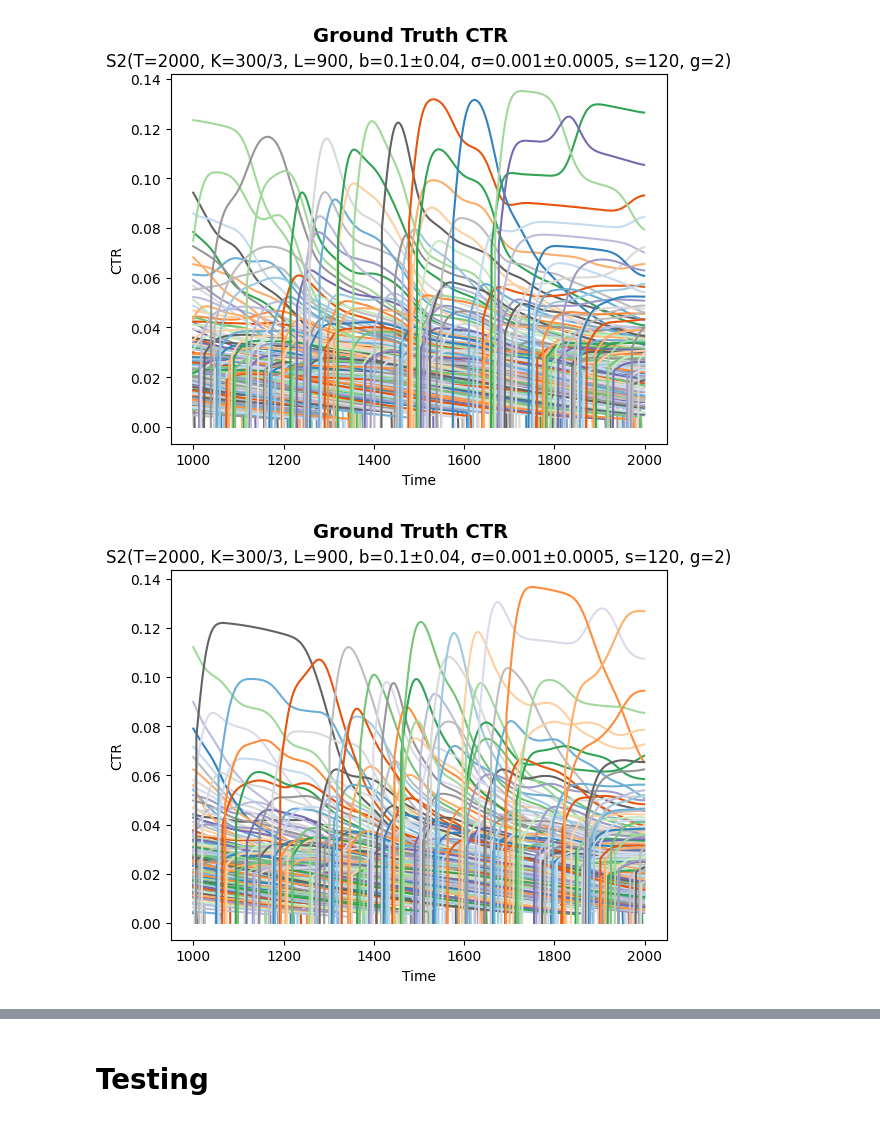
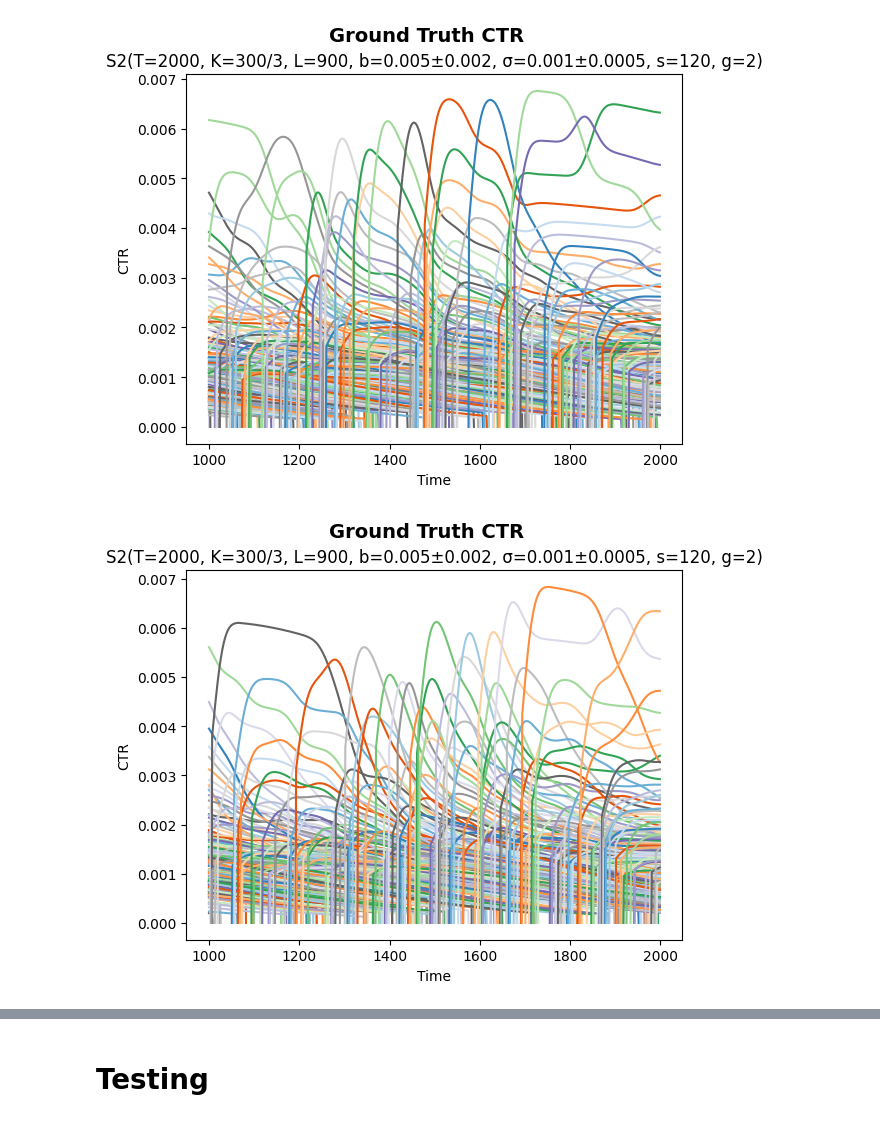
Before and after one commit to noah-daniels/bandit-rec, a Jupyter notebook: main2.ipynb, the cells around one changed output, grey strips where cells are left out. Drawn from its saved outputs; the diff is of its cells as text; code cells hidden in the pictures.

```diff
--- a/main2.ipynb
+++ b/main2.ipynb
@@ -10,25 +10,25 @@ from BanditRec.simulator import Simulator
 # %%
 setting = NewsSimulationSetting2(
     SettingConfig(
         episode_count=2000,
         item_count=300,
         k=3,
         episode_length=1
     ),
     lifetime=900,
-    ctr_base=0.1,
-    ctr_fuzz=0.04,
+    ctr_base=0.005,
+    ctr_fuzz=0.002,
     sigma_base=0.001,
     sigma_fuzz=0.0005,
     smoothing=120,
     global_evolution=2
 )
 setting.reseed(1)
 setting.visualize(tmin=1000)
 setting.reseed(2)
 setting.visualize(tmin=1000)
 setting.reseed(0)
 setting.visualize(tmin=1000)
 # %% [output]
-[figure, old version]
+[figure, new version]
-[figure, old version]
+[figure, new version]
```
Also changed, not shown: parts of 4 cells of this notebook.
